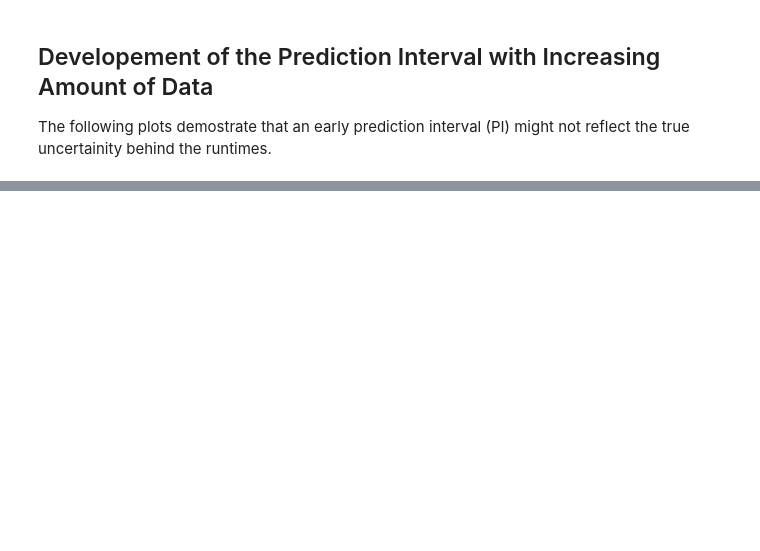
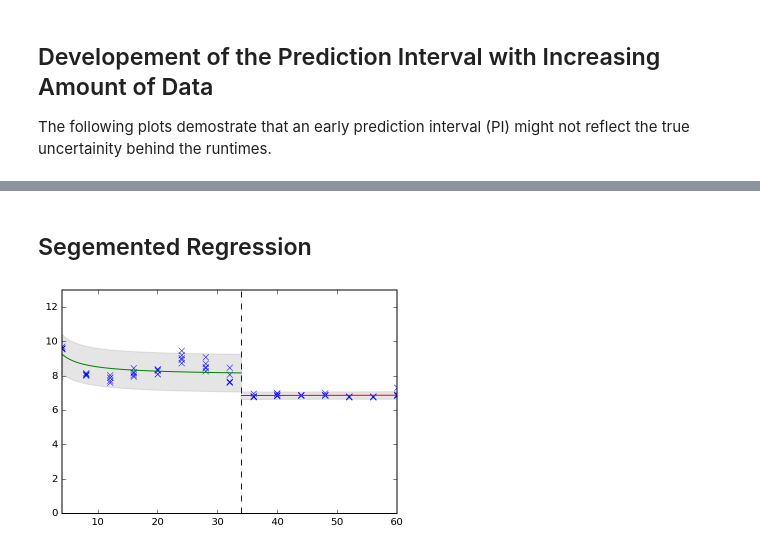
Before and after one commit to dos-group/runtime-prediction-experiments, a Jupyter notebook: analysis/performance-prediction-analysis.ipynb, the cells around one changed output, grey strips where cells are left out. Saved outputs shown, nothing was run; the diff lists cells and outputs as text; code cells hidden in the pictures; blank space fills up the shorter version.

```diff
--- a/analysis/performance-prediction-analysis.ipynb
+++ b/analysis/performance-prediction-analysis.ipynb
@@ -200,0 +445,45 @@ print 'std:', scores.std()
+# %% [markdown]
+## Segemented Regression
+# %%
+def segmented_ols(data, knot):
+    x, y = data[:,0], data[:,1]/60000.
+
+    x1, y1 = x[x<knot], y[x<knot]
+    x2, y2 = x[x>=knot], y[x>=knot]
+
+    # first model is inverse
+    X1 = np.c_[np.ones_like(x1), 1./x1]
+    ols_model1 = sm.OLS(y1, X1)
+    result1 = ols_model1.fit()
+
+    # second model is linear with fixed intercept
+    x2 = x2 - knot
+    X2 = np.c_[np.ones_like(x2), x2]
+    ols_model2 = sm.OLS(y2, X2)
+    result2 = ols_model2.fit()
+
+    # predict and plot
+    x1_predict = np.linspace(x1.min(), knot)
+    X1_predict = np.c_[np.ones_like(x1_predict), 1./x1_predict]
+    y1_predict = result1.predict(X1_predict)
+    prstd1, iv_l1, iv_u1 = wls_prediction_std(result1, exog=X1_predict)
+
+    x2_predict = np.linspace(0, x2.max())
+    X2_predict = np.c_[np.ones_like(x2_predict), x2_predict]
+    y2_predict = result2.predict(X2_predict)
+    prstd2, iv_l2, iv_u2 = wls_prediction_std(result2, exog=X2_predict)
+
+
+    plt.plot(x, y, 'x')
+    plt.plot(x1_predict, y1_predict)
+    plt.fill_between(x1_predict, iv_u1, iv_l1, color='gray', alpha=.2, label='95% PI')
+    plt.plot(x2_predict+knot, y2_predict)
+    plt.fill_between(x2_predict+knot, iv_u2, iv_l2, color='gray', alpha=.2, label='95% PI')
+    plt.ylim(0, 13)
+    plt.xlim(4, 60)
+    plt.axvline(x=knot, ls='--')
+    plt.show()
+
+segmented_ols(data, 34)
+# %% [output]
+[figure, added]
```
Also changed, not shown: parts of 15 cells of this notebook, 7 other files.
